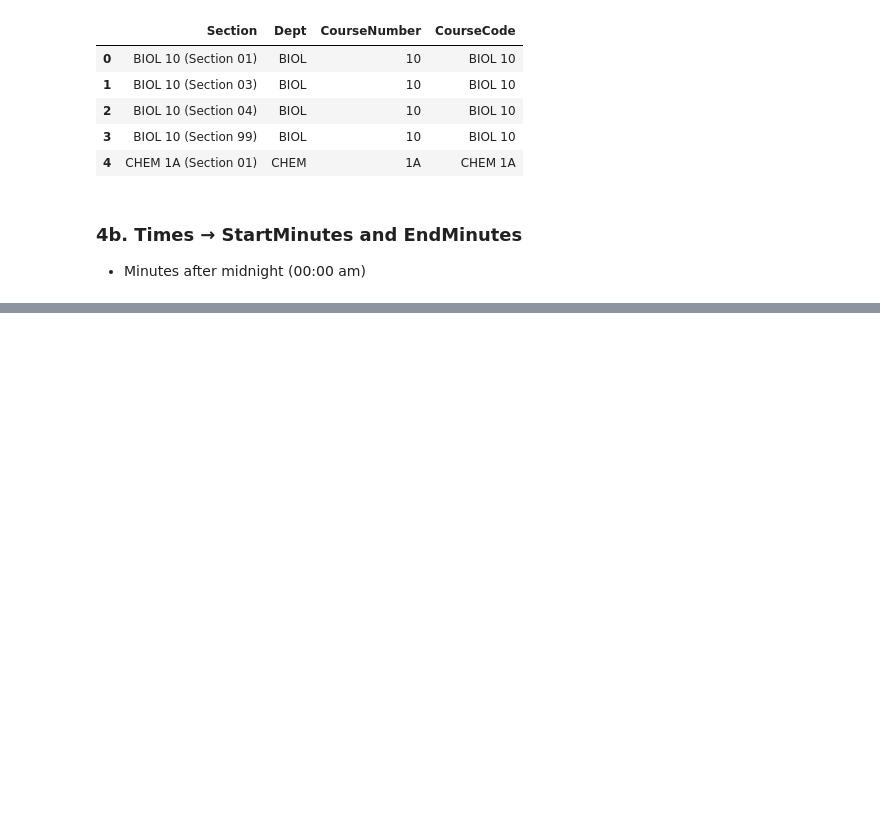
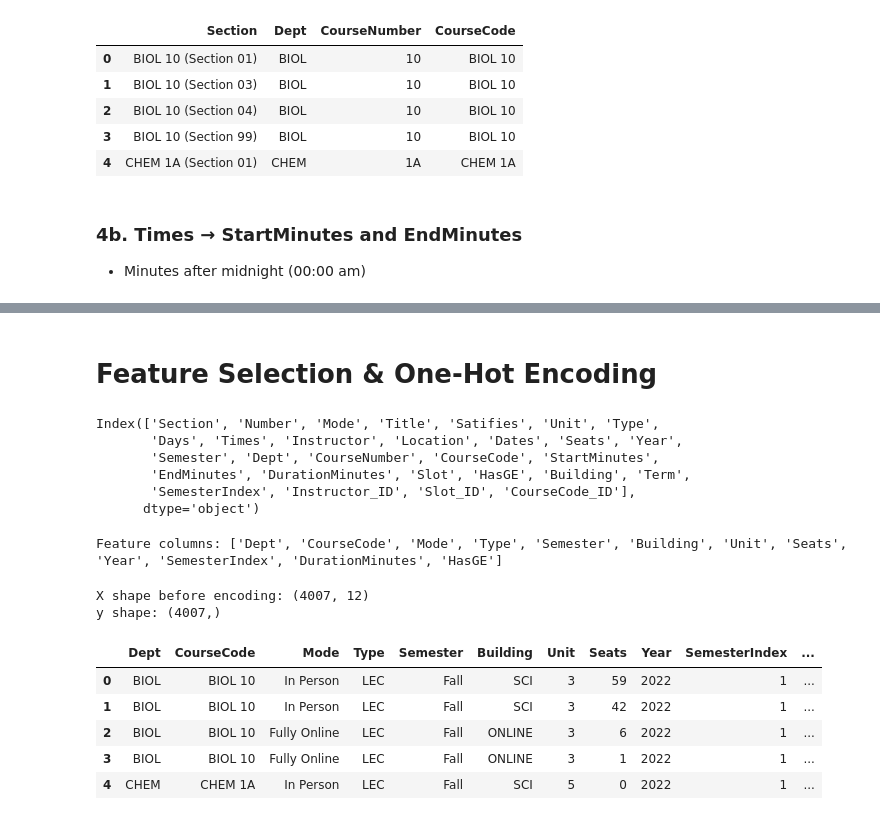
Before and after one commit to 7HE-LUCKY-FISH/major_map, a Jupyter notebook: notebooks/Major_Map_Hoang_Nguyen.ipynb, the cells around one changed output, grey strips where cells are left out. Drawn from its saved outputs; the diff is of its cells as text; code cells hidden in the pictures; blank space fills up the shorter version.

```diff
--- a/notebooks/Major_Map_Hoang_Nguyen.ipynb
+++ b/notebooks/Major_Map_Hoang_Nguyen.ipynb
@@ -558,0 +813,54 @@ ValueError: time data "08:45" doesn't match format "%I:%M%p", at position 0. You
+# %% [markdown]
+# Feature Selection & One-Hot Encoding
+# %%
+df_model = df_engineer.copy()
+df_model.columns
+# %% [output]
+Index(['Section', 'Number', 'Mode', 'Title', 'Satifies', 'Unit', 'Type',
+       'Days', 'Times', 'Instructor', 'Location', 'Dates', 'Seats', 'Year',
+       'Semester', 'Dept', 'CourseNumber', 'CourseCode', 'StartMinutes',
+       'EndMinutes', 'DurationMinutes', 'Slot', 'HasGE', 'Building', 'Term',
+       'SemesterIndex', 'Instructor_ID', 'Slot_ID', 'CourseCode_ID'],
+      dtype='object')
+# %%
+# Categorical features (will be one-hot encoded)
+cat_cols = [
+    'Dept',
+    'CourseCode',
+    'Mode',
+    'Type',
+    'Semester',
+    'Building',
+  ]
+
+# Numeric features (keep as-is)
+num_cols = [
+    'Unit',
+    'Seats',
+    'Year',
+    'SemesterIndex',
+    'DurationMinutes',
+    'HasGE'
+]
+
+feature_cols = cat_cols + num_cols
+print("Feature columns:", feature_cols)
+# %% [output]
+Feature columns: ['Dept', 'CourseCode', 'Mode', 'Type', 'Semester', 'Building', 'Unit', 'Seats', 'Year', 'SemesterIndex', 'DurationMinutes', 'HasGE']
+# %%
+# X = features, y = target (instructor_id)
+X = df_model[feature_cols].copy()
+y = df_model['Instructor_ID'].copy()
+
+print("X shape before encoding:", X.shape)
+print("y shape:", y.shape)
+X.head()
+# %% [output]
+X shape before encoding: (4007, 12)
+y shape: (4007,)
+|  | Dept | CourseCode | Mode | Type | Semester | Building | Unit | Seats | Year | SemesterIndex | ... |
+| 0 | BIOL | BIOL 10 | In Person | LEC | Fall | SCI | 3 | 59 | 2022 | 1 | ... |
+| 1 | BIOL | BIOL 10 | In Person | LEC | Fall | SCI | 3 | 42 | 2022 | 1 | ... |
+| 2 | BIOL | BIOL 10 | Fully Online | LEC | Fall | ONLINE | 3 | 6 | 2022 | 1 | ... |
+| 3 | BIOL | BIOL 10 | Fully Online | LEC | Fall | ONLINE | 3 | 1 | 2022 | 1 | ... |
+| 4 | CHEM | CHEM 1A | In Person | LEC | Fall | SCI | 5 | 0 | 2022 | 1 | ... |
```
Also changed, not shown: parts of 34 cells of this notebook.
